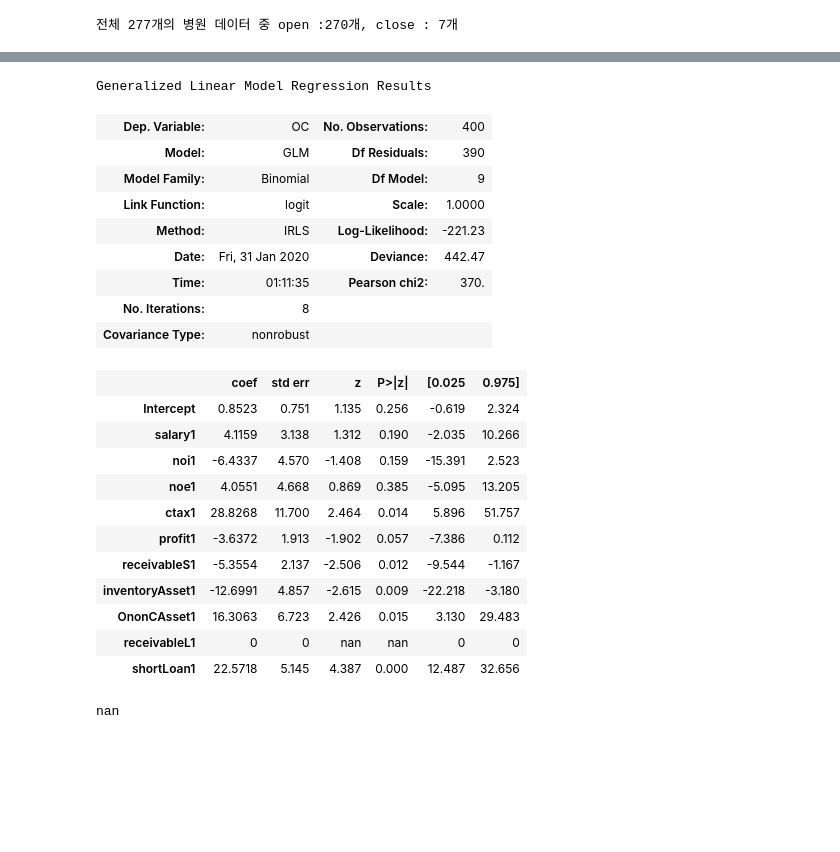
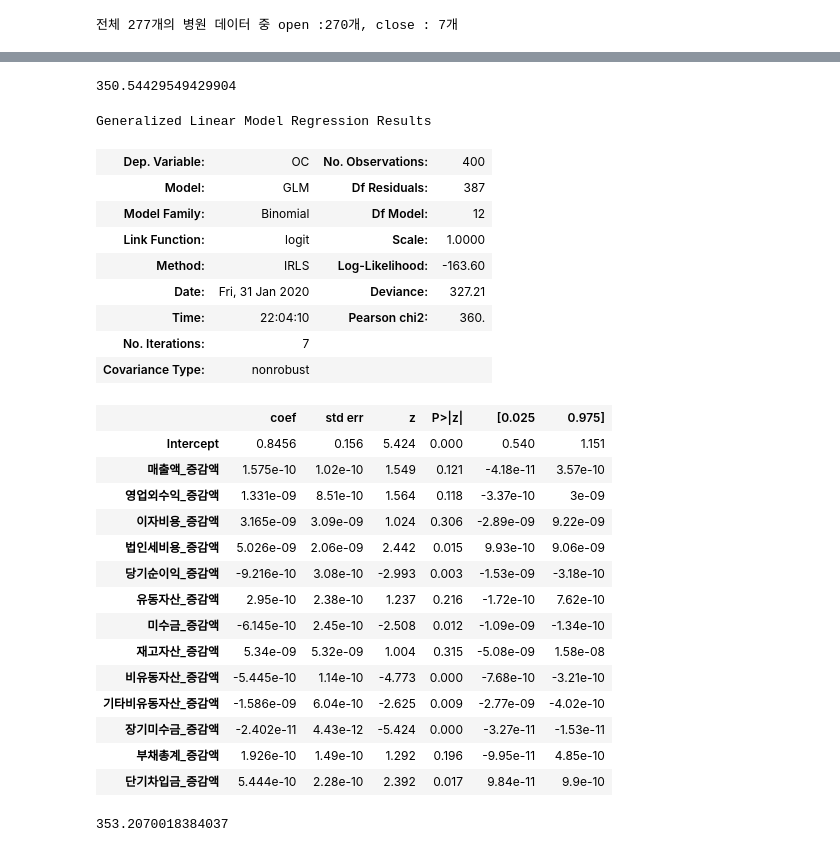
Before and after one commit to bill7845/jupyter_repo, a Jupyter notebook: jupyter_CODE/병원개폐업예측모델링/병원개폐업예측모델링_5.ipynb, the cells around one changed output, grey strips where cells are left out. Saved outputs shown, nothing was run; the diff lists cells and outputs as text; code cells hidden in the pictures; blank space fills up the shorter version.

```diff
--- a/jupyter_CODE/병원개폐업예측모델링/병원개폐업예측모델링_5.ipynb
+++ b/jupyter_CODE/병원개폐업예측모델링/병원개폐업예측모델링_5.ipynb
@@ -144,12 +138,11 @@ sns.boxplot(x='OC', y='지속년수', data=train_copy[['OC','지속년수']])
 from patsy import dmatrices
 from statsmodels.stats.outliers_influence import variance_inflation_factor
 
-y, X = dmatrices('OC ~ salary1 + noi1 + noe1 + ctax1 + profit1 + \
-       receivableS1 + inventoryAsset1 + OnonCAsset1 + receivableL1 + \
-       shortLoan1 + longLoan1 + salescost2 + \
-       noi2 + noe2 + interest2 + ctax2 + profit2 + quickAsset2 + receivableS2 + \
-       OnonCAsset2 + receivableL2 + shortLoan2 + \
-       longLoan2 + netAsset2 + surplus2', train_copy, return_type = 'dataframe')
+y, X = dmatrices('OC ~ 매출액_증감액 + 매출원가_증감액 + \
+       영업외수익_증감액 + 영업외비용_증감액 + 이자비용_증감액 + 법인세비용_증감액 + 당기순이익_증감액 + \
+       유동자산_증감액 + 미수금_증감액 + 재고자산_증감액 + 비유동자산_증감액 + \
+       기타비유동자산_증감액 + 장기미수금_증감액 + 부채총계_증감액 + 단기차입금_증감액 + \
+       + 장기차입금_증감액', train_copy, return_type = 'dataframe')
 
 vif = pd.DataFrame()
 vif["VIF Factor"] = [variance_inflation_factor(X.values, i) for i in range(X.shape[1])]
@@ -236,9 +230,9 @@ from sklearn.preprocessing import LabelEncoder
 
 label_encoder = LabelEncoder()
 
-train_res['sido'] = label_encoder.fit_transform(train_res['sido'])
-train_res['ownerChange'] = label_encoder.fit_transform(train_res['ownerChange'])
-train_res['instkind'] = label_encoder.fit_transform(train_res['instkind'])
+# train_res['sido'] = label_encoder.fit_transform(train_res['sido'])
+# train_res['ownerChange'] = label_encoder.fit_transform(train_res['ownerChange'])
+# train_res['instkind'] = label_encoder.fit_transform(train_res['instkind'])
 train_res['OC'] = label_encoder.fit_transform(train_res['OC'])
 # %%
 # SMOTE
@@ -252,7 +246,7 @@ def load_data_with_SMOTE(df):
     small = rawdata[rawdata['OC'] == 0] # 소수 클래스
     n_sample = small.shape[0] # 소수 클래스 개수
     idx = np.random.randint(0, n_sample, size) # 0~49범위의 랜덤수 150개 생성
-    X = small.iloc[idx, range(1,55)].values # * 랜덤수150개에 해당하는 1~5 col 정보 추출
+    X = small.iloc[idx, range(1,25)].values # * 랜덤수150개에 해당하는 1~5 col 정보 추출
     y = small.iloc[idx, 0].values # 랜덤수150개에 해당하는 클래스 추출 'B'
 
     # kneighbors(X) => 두가지 return (distance,index)
@@ -261,7 +255,7 @@ def load_data_with_SMOTE(df):
     _d, i = knn.kneighbors(X) # input 데이터와 최근접 이웃 2가지의 index(학습데이터)와 input데이터와 이웃데이터 사이의 거리를 반환
     idx2 = i[:, 1] # train과 input이 같으므로 최근접 이웃 2가지의 return 중 첫번째는 무조건 "같은"데이터가나옴. 같은데이터 제외
     diff = X - X[idx2]
-    X = X + np.random.random(54) * diff # 최근접 이웃과 비슷한 데이터로 생성
+    X = X + np.random.random(24) * diff # 최근접 이웃과 비슷한 데이터로 생성
     B = np.concatenate([np.transpose(y[np.newaxis]), X], axis=1)
     B = pd.DataFrame(B)
 
@@ -309,37 +314,45 @@ train_res
+# %%
+model_1.aic
+# %% [output]
+350.54429549429904
 # %%
-model_2 = smf.glm(
-    formula = "OC ~  salary1 + noi1 + noe1 + ctax1 + profit1 + \
-       receivableS1 + inventoryAsset1 + OnonCAsset1 + receivableL1 + \
-       shortLoan1",
+model_1 = smf.glm(
+    formula = "OC ~ 매출액_증감액 + \
+        영업외수익_증감액 + 이자비용_증감액 + 법인세비용_증감액 + 당기순이익_증감액 + \
+       유동자산_증감액 + 미수금_증감액 + 재고자산_증감액 + 비유동자산_증감액 + \
+       기타비유동자산_증감액 + 장기미수금_증감액 + 부채총계_증감액 + 단기차입금_증감액",
     data = train_res,
     family = sm.families.Binomial()
 ).fit()
 # %%
-model_2.summary()
+model_1.summary()
 # %% [output]
 Generalized Linear Model Regression Results
 | Dep. Variable: | OC | No. Observations: | 400 |
-| Model: | GLM | Df Residuals: | 390 |
-| Model Family: | Binomial | Df Model: | 9 |
+| Model: | GLM | Df Residuals: | 387 |
+| Model Family: | Binomial | Df Model: | 12 |
 | Link Function: | logit | Scale: | 1.0000 |
-| Method: | IRLS | Log-Likelihood: | -221.23 |
-| Date: | Fri, 31 Jan 2020 | Deviance: | 442.47 |
-| Time: | 01:11:35 | Pearson chi2: | 370. |
-| No. Iterations: | 8 |  |  |
+| Method: | IRLS | Log-Likelihood: | -163.60 |
+| Date: | Fri, 31 Jan 2020 | Deviance: | 327.21 |
+| Time: | 22:04:10 | Pearson chi2: | 360. |
+| No. Iterations: | 7 |  |  |
 | Covariance Type: | nonrobust |  |  |
 |  | coef | std err | z | P>|z| | [0.025 | 0.975] |
-| Intercept | 0.8523 | 0.751 | 1.135 | 0.256 | -0.619 | 2.324 |
-| salary1 | 4.1159 | 3.138 | 1.312 | 0.190 | -2.035 | 10.266 |
-| noi1 | -6.4337 | 4.570 | -1.408 | 0.159 | -15.391 | 2.523 |
-| noe1 | 4.0551 | 4.668 | 0.869 | 0.385 | -5.095 | 13.205 |
-| ctax1 | 28.8268 | 11.700 | 2.464 | 0.014 | 5.896 | 51.757 |
-| profit1 | -3.6372 | 1.913 | -1.902 | 0.057 | -7.386 | 0.112 |
-| receivableS1 | -5.3554 | 2.137 | -2.506 | 0.012 | -9.544 | -1.167 |
-| inventoryAsset1 | -12.6991 | 4.857 | -2.615 | 0.009 | -22.218 | -3.180 |
-| OnonCAsset1 | 16.3063 | 6.723 | 2.426 | 0.015 | 3.130 | 29.483 |
-| receivableL1 | 0 | 0 | nan | nan | 0 | 0 |
-| shortLoan1 | 22.5718 | 5.145 | 4.387 | 0.000 | 12.487 | 32.656 |
+| Intercept | 0.8456 | 0.156 | 5.424 | 0.000 | 0.540 | 1.151 |
+| 매출액_증감액 | 1.575e-10 | 1.02e-10 | 1.549 | 0.121 | -4.18e-11 | 3.57e-10 |
+| 영업외수익_증감액 | 1.331e-09 | 8.51e-10 | 1.564 | 0.118 | -3.37e-10 | 3e-09 |
+| 이자비용_증감액 | 3.165e-09 | 3.09e-09 | 1.024 | 0.306 | -2.89e-09 | 9.22e-09 |
+| 법인세비용_증감액 | 5.026e-09 | 2.06e-09 | 2.442 | 0.015 | 9.93e-10 | 9.06e-09 |
+| 당기순이익_증감액 | -9.216e-10 | 3.08e-10 | -2.993 | 0.003 | -1.53e-09 | -3.18e-10 |
+| 유동자산_증감액 | 2.95e-10 | 2.38e-10 | 1.237 | 0.216 | -1.72e-10 | 7.62e-10 |
+| 미수금_증감액 | -6.145e-10 | 2.45e-10 | -2.508 | 0.012 | -1.09e-09 | -1.34e-10 |
+| 재고자산_증감액 | 5.34e-09 | 5.32e-09 | 1.004 | 0.315 | -5.08e-09 | 1.58e-08 |
+| 비유동자산_증감액 | -5.445e-10 | 1.14e-10 | -4.773 | 0.000 | -7.68e-10 | -3.21e-10 |
+| 기타비유동자산_증감액 | -1.586e-09 | 6.04e-10 | -2.625 | 0.009 | -2.77e-09 | -4.02e-10 |
+| 장기미수금_증감액 | -2.402e-11 | 4.43e-12 | -5.424 | 0.000 | -3.27e-11 | -1.53e-11 |
+| 부채총계_증감액 | 1.926e-10 | 1.49e-10 | 1.292 | 0.196 | -9.95e-11 | 4.85e-10 |
+| 단기차입금_증감액 | 5.444e-10 | 2.28e-10 | 2.392 | 0.017 | 9.84e-11 | 9.9e-10 |
 # %%
-model_2.aic
+model_1.aic
 # %% [output]
-nan
+353.2070018384037
```
Also changed, not shown: parts of 16 cells of this notebook.
